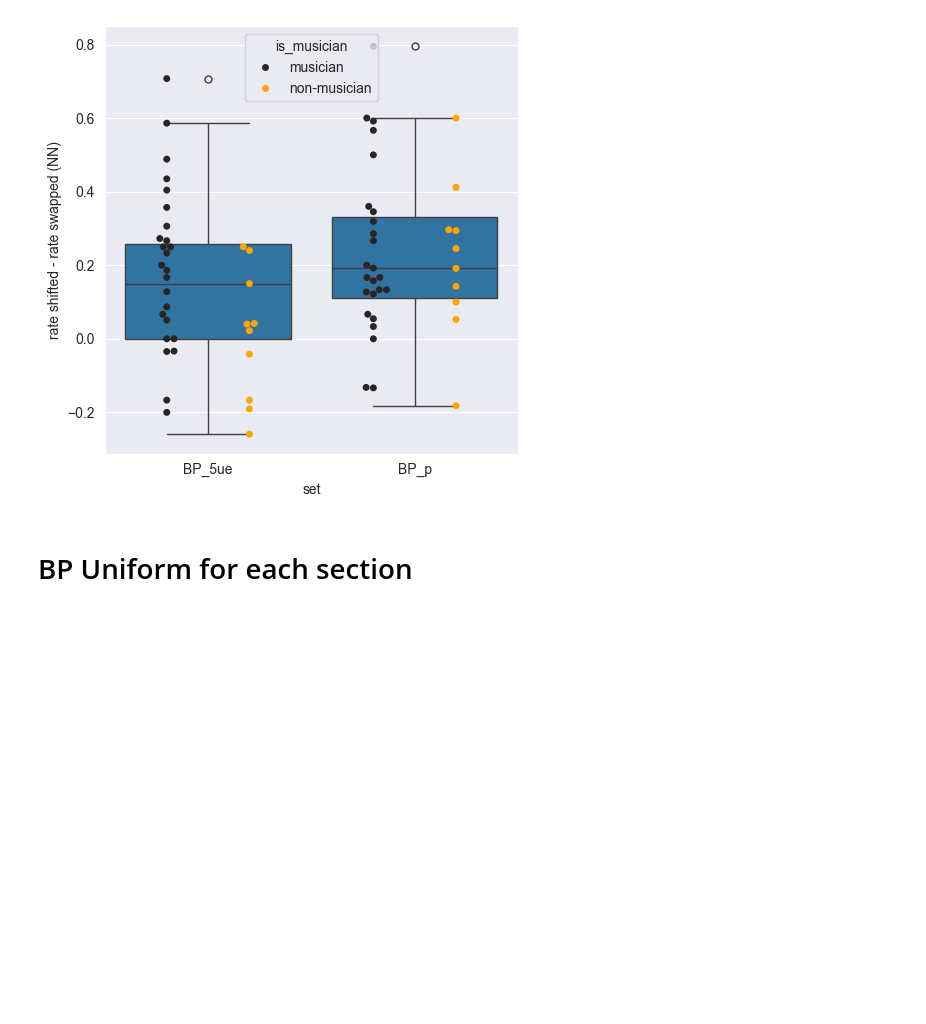
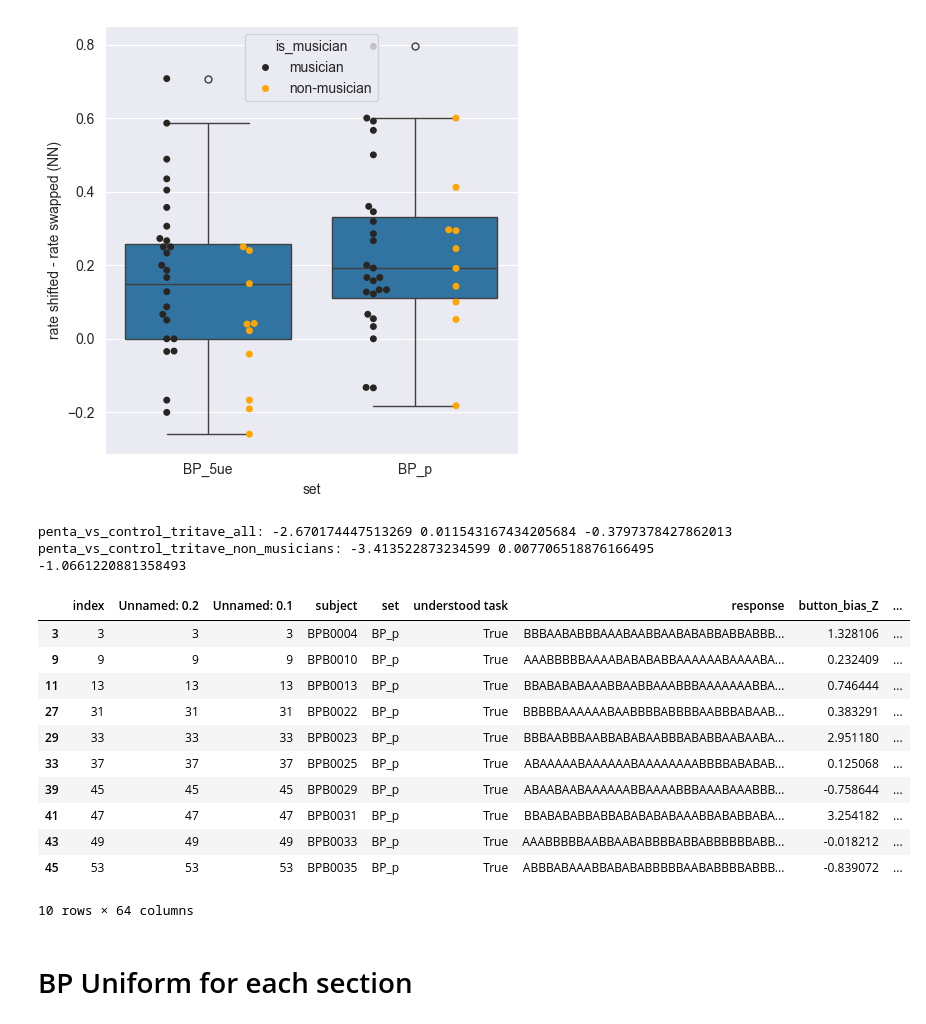
Before and after one commit to MichaelSel/set_membership_paper, a Jupyter notebook: 3. Main Plotting.ipynb, the cells around one changed output. Drawn from its saved outputs; the diff is of its cells as text; code cells hidden in the pictures; blank space fills up the shorter version.

```diff
--- a/3. Main Plotting.ipynb
+++ b/3. Main Plotting.ipynb
@@ -564,12 +643,41 @@ Setting a gradient palette using color= is deprecated and will be removed in v0.
 [figure]
 # %%
 # statistics for BP uniform and BP pentachord
-BP_u = new_df[new_df['set']=='BP_u']
-BP_p = new_df[new_df['set']=='BP_p']
-BP_5ue = new_df[new_df['set']=='BP_5ue']
-BP_4ue = new_df[new_df['set']=='BP_4ue']
-[BP4_t, BP4_p] = stats.ttest_rel(BP_4ue['rate_NN_shifted'].values, BP_u['rate_NN_shifted'].values)
-[BP5_t, BP5_p] = stats.ttest_rel(BP_5ue['rate_NN_shifted'].values, BP_p['rate_NN_shifted'].values)
+if Run_Stats:
+    BP_u = new_df[new_df['set']=='BP_u']
+    BP_p = new_df[new_df['set']=='BP_p']
+    BP_5ue = new_df[new_df['set']=='BP_5ue']
+    BP_4ue = new_df[new_df['set']=='BP_4ue']
+    [BP4_t, BP4_p] = stats.ttest_rel(BP_4ue['rate_NN_shifted'].values, BP_u['rate_NN_shifted'].values)
+    [BP5_t, BP5_p] = stats.ttest_rel(BP_5ue['rate_NN_shifted'].values, BP_p['rate_NN_shifted'].values)
+    BP_5_effect_size = cohen_d_av(BP_5ue['rate_NN_shifted'].values, BP_p['rate_NN_shifted'].values)
+    print("penta_vs_control_tritave_all:", BP5_t, BP5_p, BP_5_effect_size)
+
+    # compute stats for non-musicians
+    BP_p_nm = st5_nm[st5_nm['set']=='BP_p']
+    BP_5ue_nm = st5_nm[st5_nm['set']=='BP_5ue']
+
+    [BP5_t, BP5_p] = stats.ttest_rel(BP_5ue_nm['rate_NN_shifted'].values, BP_p_nm['rate_NN_shifted'].values)
+    BP_5_effect_size = cohen_d_av(BP_5ue_nm['rate_NN_shifted'].values, BP_p_nm['rate_NN_shifted'].values)
+    print("penta_vs_control_tritave_non_musicians:", BP5_t, BP5_p, BP_5_effect_size)
+# %% [output]
+penta_vs_control_tritave_all: -2.670174447513269 0.011543167434205684 -0.3797378427862013
+penta_vs_control_tritave_non_musicians: -3.413522873234599 0.007706518876166495 -1.0661220881358493
+# %%
+BP_p_nm
+# %% [output]
+|  | index | Unnamed: 0.2 | Unnamed: 0.1 | subject | set | understood task | response | button_bias_Z | ... |
+| 3 | 3 | 3 | 3 | BPB0004 | BP_p | True | BBBAABABBBAAABAABBAABABABBABBABBB... | 1.328106 | ... |
+| 9 | 9 | 9 | 9 | BPB0010 | BP_p | True | AAABBBBBAAAABABABABBAAAAAABAAAABA... | 0.232409 | ... |
+| 11 | 13 | 13 | 13 | BPB0013 | BP_p | True | BBABABABAAABBAABBAAABBBAAAAAAABBA... | 0.746444 | ... |
+| 27 | 31 | 31 | 31 | BPB0022 | BP_p | True | BBBBBAAAAAABAABBBBABBBBAABBBABAAB... | 0.383291 | ... |
+| 29 | 33 | 33 | 33 | BPB0023 | BP_p | True | BBBAABBBAABBABABAABBBABABBAABAABA... | 2.951180 | ... |
+| 33 | 37 | 37 | 37 | BPB0025 | BP_p | True | ABAAAAABAAAAAABAAAAAAAABBBBABABAB... | 0.125068 | ... |
+| 39 | 45 | 45 | 45 | BPB0029 | BP_p | True | ABAABAABAAAAAABBAAAABBBAAABAAABBB... | -0.758644 | ... |
+| 41 | 47 | 47 | 47 | BPB0031 | BP_p | True | BBABABABBABBABABABABAAABBABABBABA... | 3.254182 | ... |
+| 43 | 49 | 49 | 49 | BPB0033 | BP_p | True | AAABBBBBAABBAABABBBBABBABBBBBBABB... | -0.018212 | ... |
+| 45 | 53 | 53 | 53 | BPB0035 | BP_p | True | ABBBABAAABBABABABBBBBAABABBBBABBB... | -0.839072 | ... |
+10 rows × 64 columns
 # %% [markdown]
 # BP Uniform for each section
 # %% [markdown]
```
Also changed, not shown: parts of 9 cells of this notebook, 10 other files.
